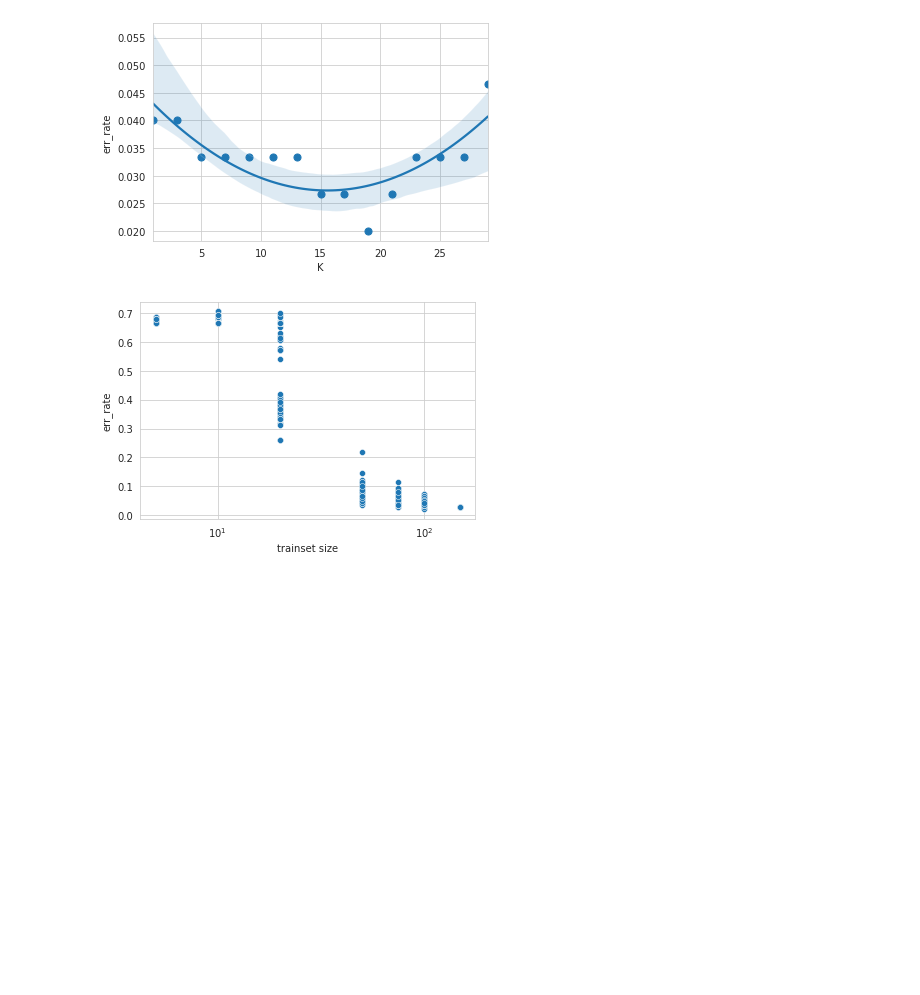
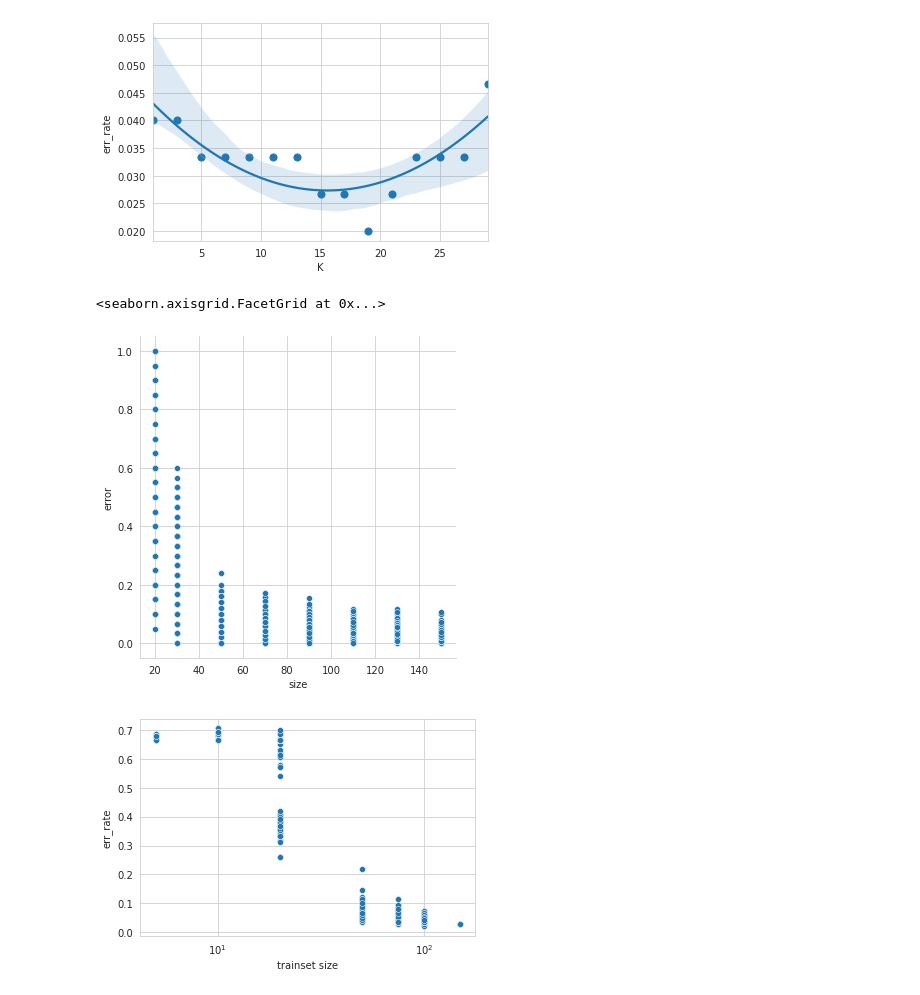
Before and after one commit to lekcyjna123/ml_uwr, a Jupyter notebook: assignment1/Assignment1.ipynb, the cells around one changed output. Saved outputs shown, nothing was run; the diff lists cells and outputs as text; code cells hidden in the pictures; blank space fills up the shorter version.

```diff
--- a/assignment1/Assignment1.ipynb
+++ b/assignment1/Assignment1.ipynb
@@ -602,6 +607,18 @@ Then perform two experiments:
 # %% [output]
 <matplotlib.axes._subplots.AxesSubplot at 0x...>
 [figure]
+# %%
+k=15
+errors=[]
+for _rep in tqdm([20,30,50,70,90,110,130,150]):
+    for _rep1 in range(400):
+        indexs=np.random.randint(0,150,_rep)
+        errors.append({'size':_rep, "error":KNNlooErrRate(k,iris_x[indexs].T, iris_y[indexs], kwdOdlEuklidesa)})
+errors_df = pd.DataFrame(errors)
+sns.relplot(data=errors_df, x='size', y='error')
+# %% [output]
+<seaborn.axisgrid.FacetGrid at 0x...>
+[figure, added]
 # %%
 # %% [output]
 [figure]
```
Also changed, not shown: parts of 6 cells of this notebook.
